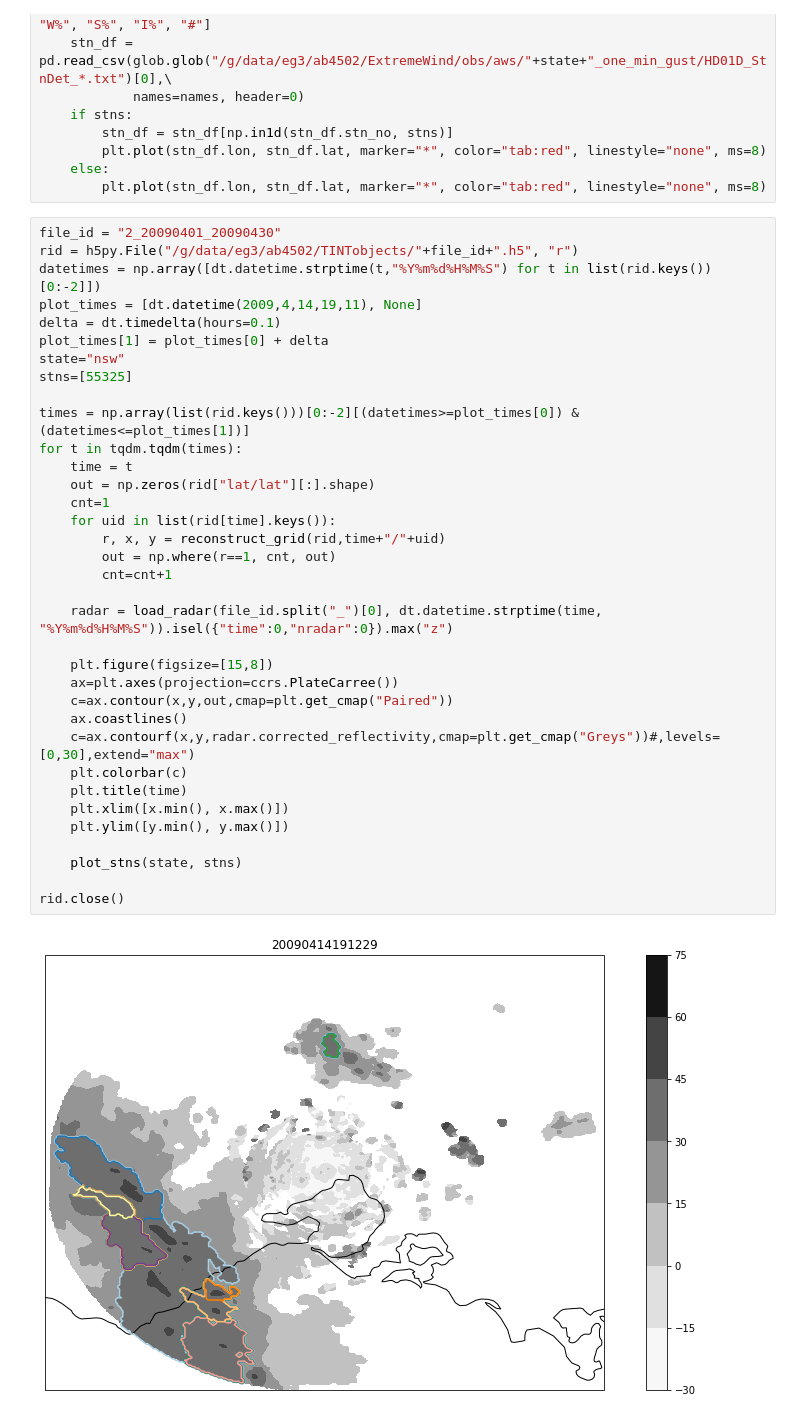
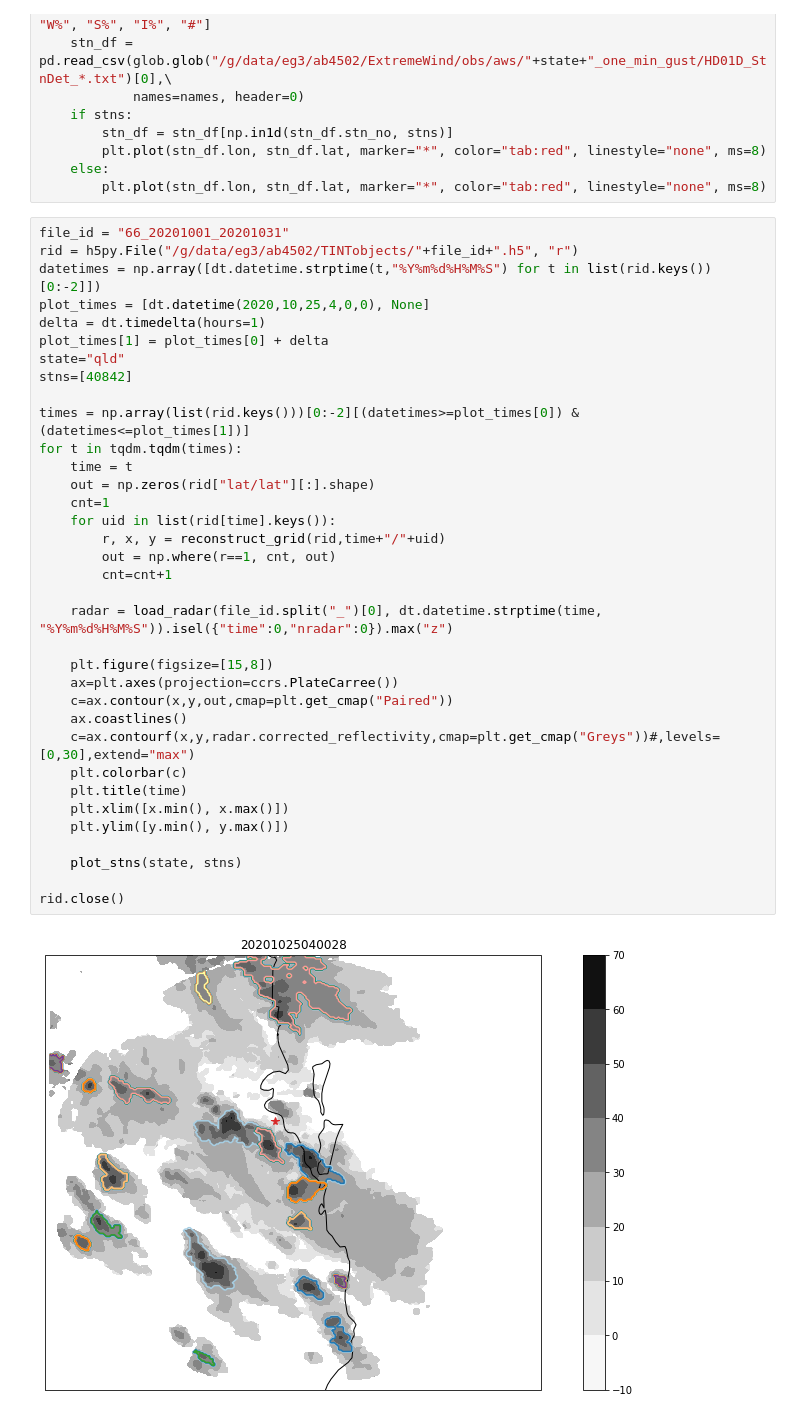
Before and after one commit to andrewbrown31/tint_processing, a Jupyter notebook: object_tracking_output_view.ipynb, the cells around one changed output. Saved outputs shown, nothing was run; the diff lists cells and outputs as text.

```diff
--- a/object_tracking_output_view.ipynb
+++ b/object_tracking_output_view.ipynb
@@ -70,39 +70,39 @@ def plot_stns(state, stns=False):
     else:
         plt.plot(stn_df.lon, stn_df.lat, marker="*", color="tab:red", linestyle="none", ms=8)
 # %%
-file_id = "2_20090401_20090430"
+file_id = "66_20201001_20201031"
 rid = h5py.File("/g/data/eg3/ab4502/TINTobjects/"+file_id+".h5", "r")
 datetimes = np.array([dt.datetime.strptime(t,"%Y%m%d%H%M%S") for t in list(rid.keys())[0:-2]])
-plot_times = [dt.datetime(2009,4,14,19,11), None]
-delta = dt.timedelta(hours=0.1)
+plot_times = [dt.datetime(2020,10,25,4,0,0), None]
+delta = dt.timedelta(hours=1)
 plot_times[1] = plot_times[0] + delta
-state="nsw"
-stns=[55325]
+state="qld"
+stns=[40842]
 
 times = np.array(list(rid.keys()))[0:-2][(datetimes>=plot_times[0]) & (datetimes<=plot_times[1])]
 for t in tqdm.tqdm(times):
     time = t
     out = np.zeros(rid["lat/lat"][:].shape)
     cnt=1
     for uid in list(rid[time].keys()):
         r, x, y = reconstruct_grid(rid,time+"/"+uid)
         out = np.where(r==1, cnt, out)
         cnt=cnt+1
 
     radar = load_radar(file_id.split("_")[0], dt.datetime.strptime(time, "%Y%m%d%H%M%S")).isel({"time":0,"nradar":0}).max("z")
 
     plt.figure(figsize=[15,8])
     ax=plt.axes(projection=ccrs.PlateCarree())
     c=ax.contour(x,y,out,cmap=plt.get_cmap("Paired"))
     ax.coastlines()
     c=ax.contourf(x,y,radar.corrected_reflectivity,cmap=plt.get_cmap("Greys"))#,levels=[0,30],extend="max")
     plt.colorbar(c)
     plt.title(time)
     plt.xlim([x.min(), x.max()])
     plt.ylim([y.min(), y.max()])
 
     plot_stns(state, stns)
 
 rid.close()
 # %% [output]
-[figure, old version]
+[figure, new version]
```
Also changed, not shown: parts of 1 cell of this notebook, 33 other files.
